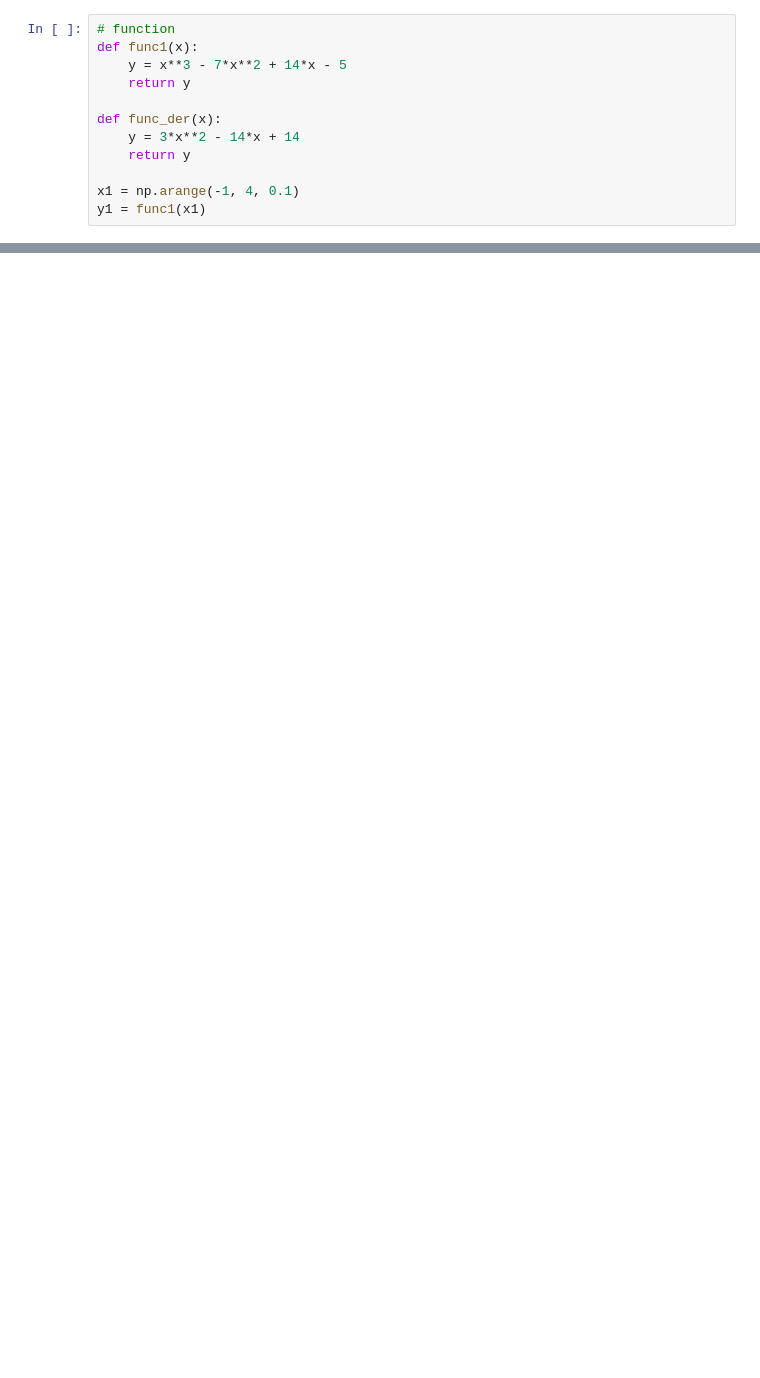
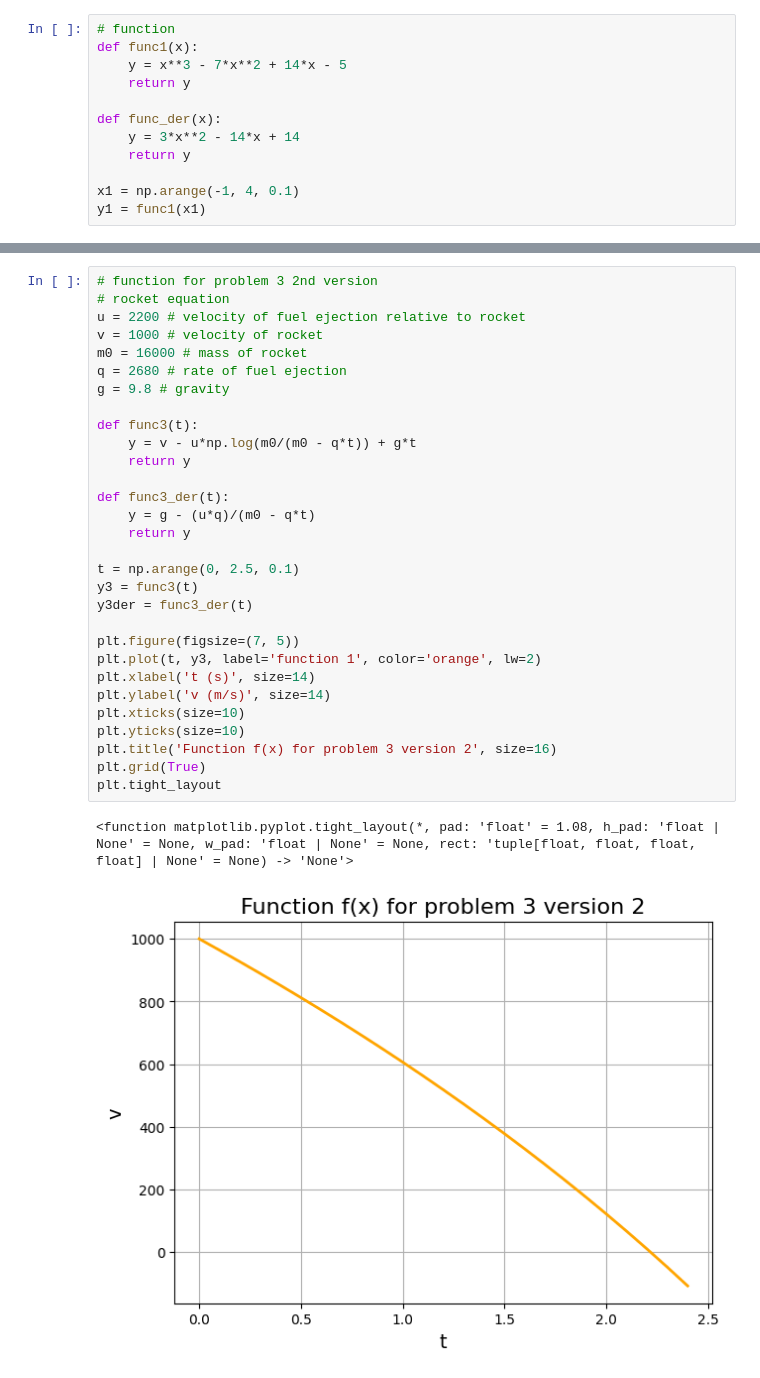
Before and after one commit to galih123star/computational2026, a Jupyter notebook: HW02/HW02_CPA.ipynb, the cells around one changed output, grey strips where cells are left out. Cells and saved outputs as stored; diff of their text form; blank space fills up the shorter version.

```diff
--- a/HW02/HW02_CPA.ipynb
+++ b/HW02/HW02_CPA.ipynb
@@ -157,0 +234,33 @@ plt.show()
+# %%
+# function for problem 3 2nd version
+# rocket equation
+u = 2200 # velocity of fuel ejection relative to rocket
+v = 1000 # velocity of rocket
+m0 = 16000 # mass of rocket
+q = 2680 # rate of fuel ejection
+g = 9.8 # gravity
+
+def func3(t):
+    y = v - u*np.log(m0/(m0 - q*t)) + g*t
+    return y
+
+def func3_der(t):
+    y = g - (u*q)/(m0 - q*t)
+    return y
+
+t = np.arange(0, 2.5, 0.1)
+y3 = func3(t)
+y3der = func3_der(t)
+
+plt.figure(figsize=(7, 5))
+plt.plot(t, y3, label='function 1', color='orange', lw=2)
+plt.xlabel('t (s)', size=14)
+plt.ylabel('v (m/s)', size=14)
+plt.xticks(size=10)
+plt.yticks(size=10)
+plt.title('Function f(x) for problem 3 version 2', size=16)
+plt.grid(True)
+plt.tight_layout
+# %% [output]
+<function matplotlib.pyplot.tight_layout(*, pad: 'float' = 1.08, h_pad: 'float | None' = None, w_pad: 'float | None' = None, rect: 'tuple[float, float, float, float] | None' = None) -> 'None'>
+[figure, added]
```
Also changed, not shown: parts of 12 cells of this notebook.
